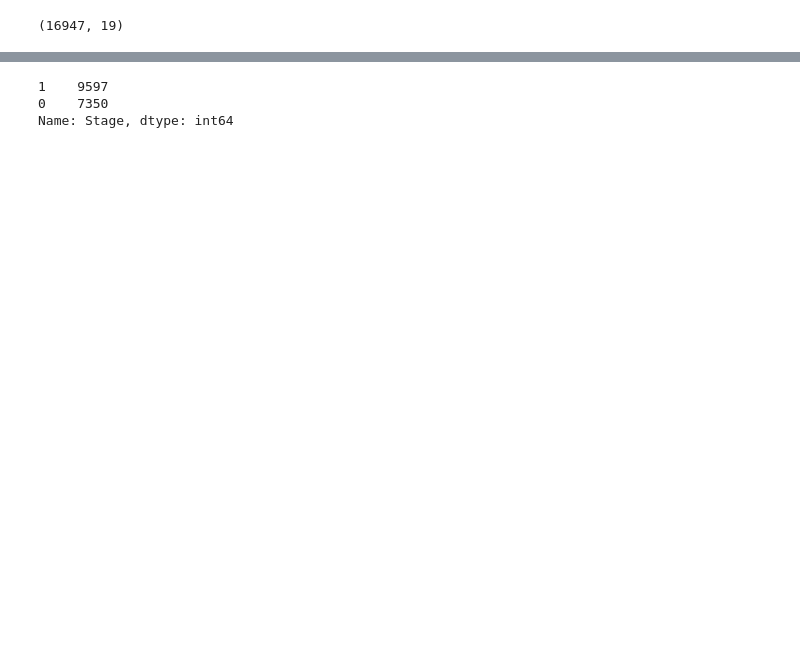
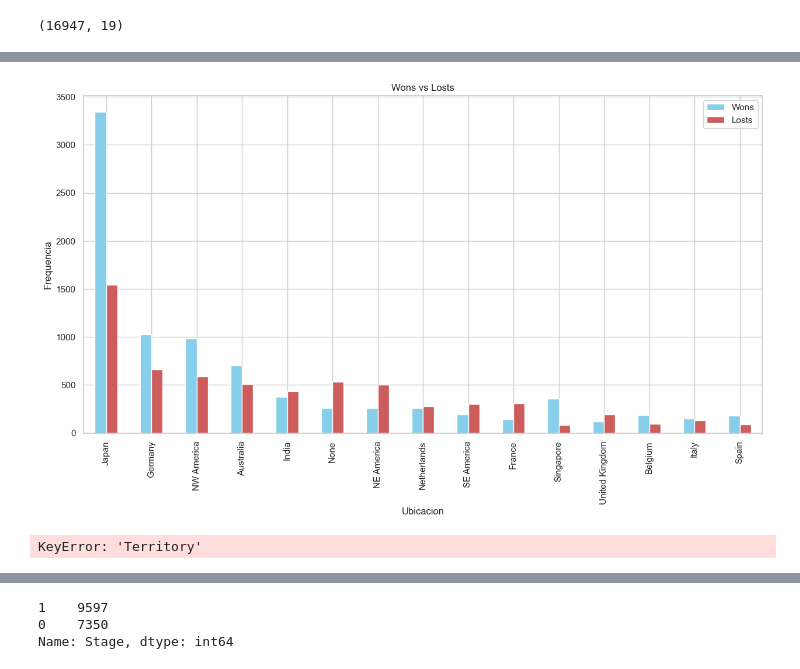
Before and after one commit to fede-alt/datos_2c2020_tp1, a Jupyter notebook: Pruebas/Pruebas_Art.ipynb, the cells around one changed output, grey strips where cells are left out. Saved outputs shown, nothing was run; the diff lists cells and outputs as text; code cells hidden in the pictures; blank space fills up the shorter version.

```diff
--- a/Pruebas/Pruebas_Art.ipynb
+++ b/Pruebas/Pruebas_Art.ipynb
@@ -80,0 +125,29 @@ grouped.head()
+# %%
+location_counts = df['Territory'].value_counts(dropna=True)
+territorios = {
+    'Japan','Germany','NW America','Australia','India','None','NE America','Netherlands','SE America','France','Singapore'
+    ,'United Kingdom','Belgium','Italy','Spain'
+}
+
+#territorios = df.groupby(['Territory']).size().nlargest(20)
+terri = [x for x in location_counts.index.tolist() if x in territorios]
+country_df = pd.DataFrame()
+for c in terri:
+    country_df[c] = pd.Series(dtype=object)
+country_df = country_df.transpose()
+country_df.loc[:, 'Wons'] = country_df.index.map(lambda x: df[(df['Territory'] == x)]['Stage'].sum())
+country_df.loc[:, 'Losts'] = country_df.index.map(lambda x: df[(df['Territory'] == x)]['Stage'].apply(lambda y: 1 - y).sum())
+
+#op = new.groupby(['Opportunity_ID']).size().nlargest(15)
+# %%
+ax = country_df.plot.bar(color=["SkyBlue","IndianRed"], figsize=(15,7.5), title="Wons vs Losts")
+ax.set_xlabel("Ubicacion")
+ax.set_ylabel("Frequencia")
+plt.show()
+# %% [output]
+[figure, added]
+# %%
+terr_stage = df.groupby(['Territory','Stage']).agg({'Stage':['mean','count']})
+terr_stage['Territory'].get_group('Japan')
+# %% [output]
+KeyError: 'Territory'
```
Also changed, not shown: parts of 20 cells of this notebook.
